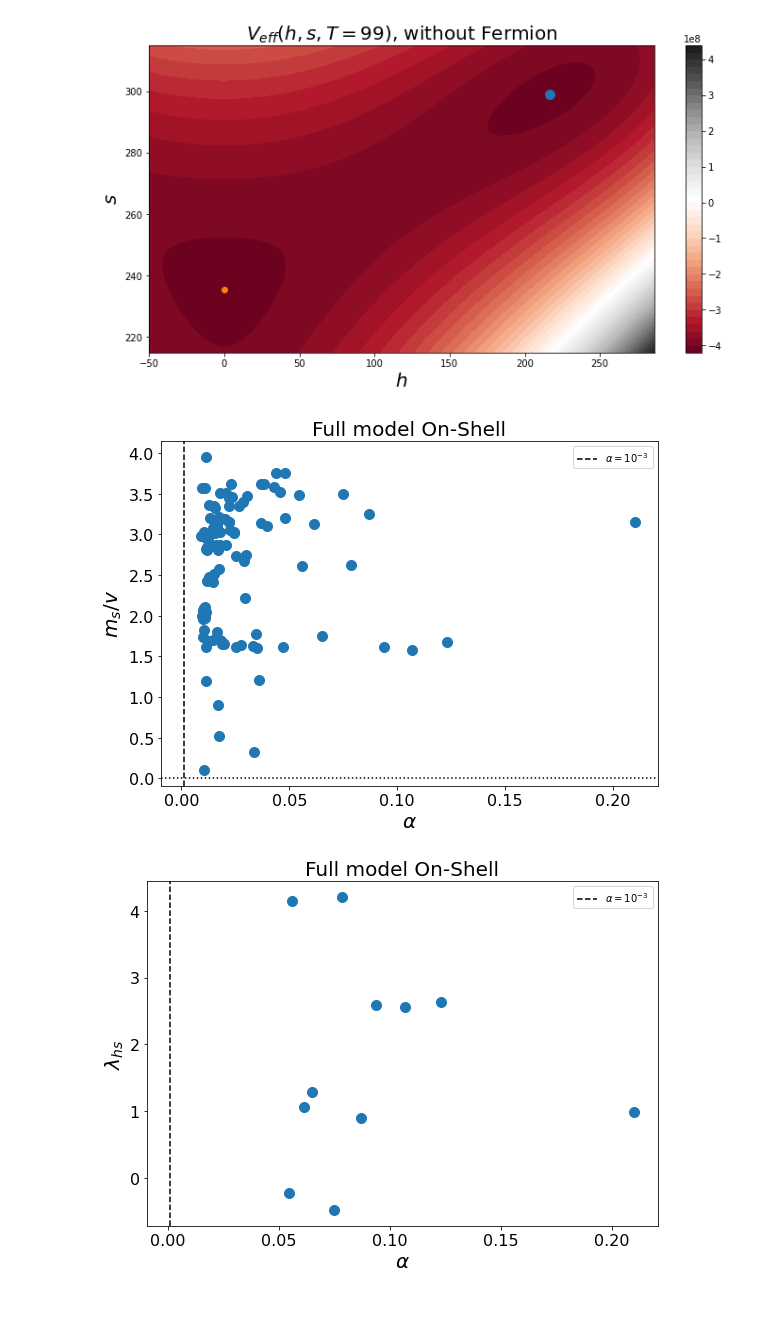
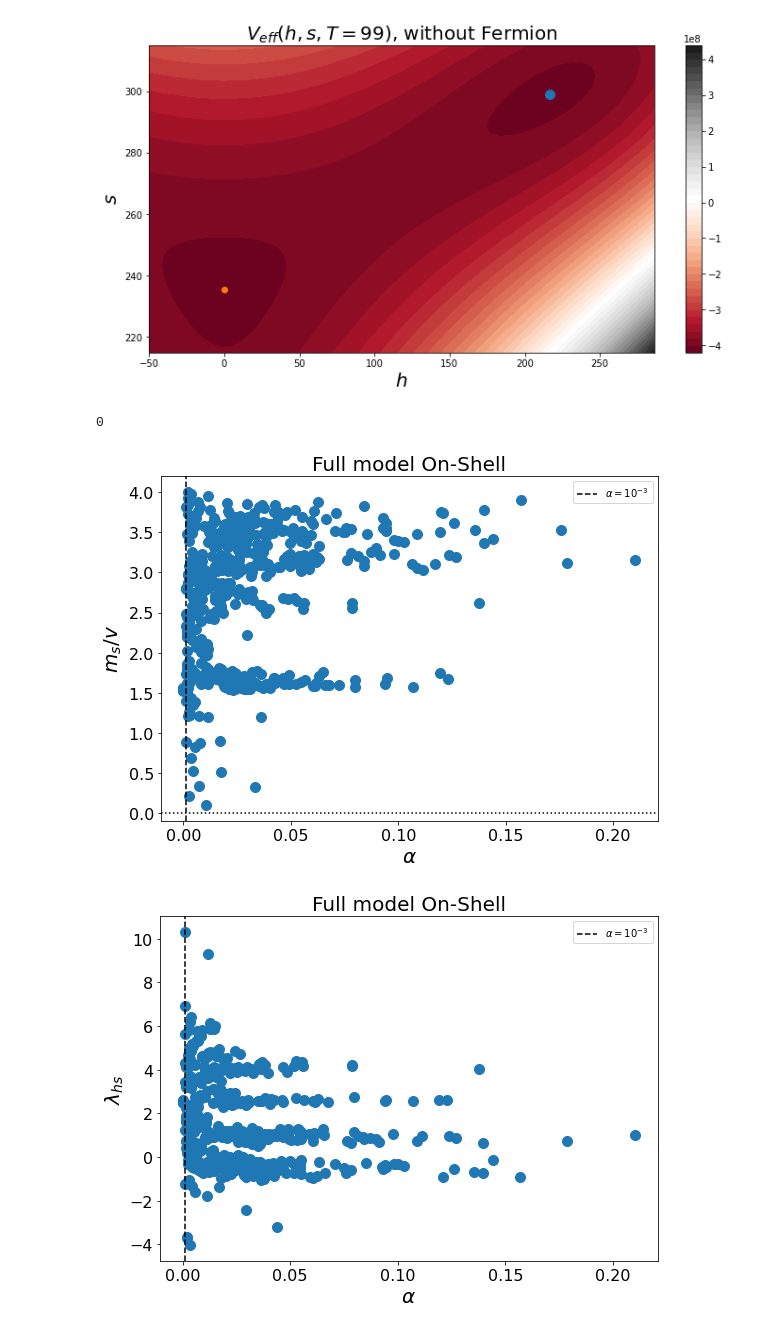
Before and after one commit to PB-316/Z_2breaking-PT-BAU, a Jupyter notebook: Effective_potential_Onshell.ipynb, the cells around one changed output. Saved outputs shown, nothing was run; the diff lists cells and outputs as text; code cells hidden in the pictures.

```diff
--- a/Effective_potential_Onshell.ipynb
+++ b/Effective_potential_Onshell.ipynb
@@ -480,9 +480,14 @@ plt.show()
 df0=pd.read_csv("./SCANS/On_Shell_0.csv",index_col=[0]).sort_values("alpha_max")
 df1=pd.read_csv("./SCANS/On_Shell_1.csv",index_col=[0]).sort_values("alpha_max")
 pd.concat([df0,df1]).to_csv("./SCANS/On_Shell_STRONG.csv")
+# %%
+df=pd.read_csv("./SCANS/On_Shell_STRONG.csv",index_col=[0]).sort_values("alpha_max")
+sum(df.duplicated())
+# %% [output]
+0
 # %%
 df=pd.read_csv("./SCANS/On_Shell_STRONG.csv",index_col=[0]).sort_values("alpha_max")
-df=df[df["alpha_max"]>9*1e-3]
+#df=df[df["alpha_max"]>9*1e-3]
 
 
 figure = plt.gcf()
@@ -502,29 +507,29 @@ plt.yticks(fontsize=thick_size)
 plt.tight_layout()
 plt.show()
 # %% [output]
-[figure, old version]
+[figure, new version]
 # %%
 df=pd.read_csv("./SCANS/On_Shell_STRONG.csv",index_col=[0])
-df=df[df["alpha_max"]>5*1e-2]
+#df=df[df["alpha_max"]>5*1e-2]
 
 
 figure = plt.gcf()
 figure.set_size_inches(8, 6)
 thick_size=16
 label_size=20
 plt.scatter(df.alpha_max,df.lammix,s=100)
 plt.axvline(x=0.001,linestyle="--",color="k",label="$\\alpha=10^{-3}$")
 #plt.xlim(50,300)
 plt.xlabel("$\\alpha$",size=label_size)
 plt.ylabel("$\\lambda_{hs}$",size=label_size)
 plt.title("Full model On-Shell",size=label_size)
 plt.legend()
 plt.locator_params(axis='x', nbins=5)
 plt.xticks(fontsize=thick_size)
 plt.yticks(fontsize=thick_size)
 plt.tight_layout()
 plt.show()
 # %% [output]
-[figure, old version]
+[figure, new version]
 # %%
 df=pd.read_csv("./SCANS/On_Shell_STRONG.csv",index_col=[0])
```
Also changed, not shown: parts of 9 cells of this notebook, 3 other files.
